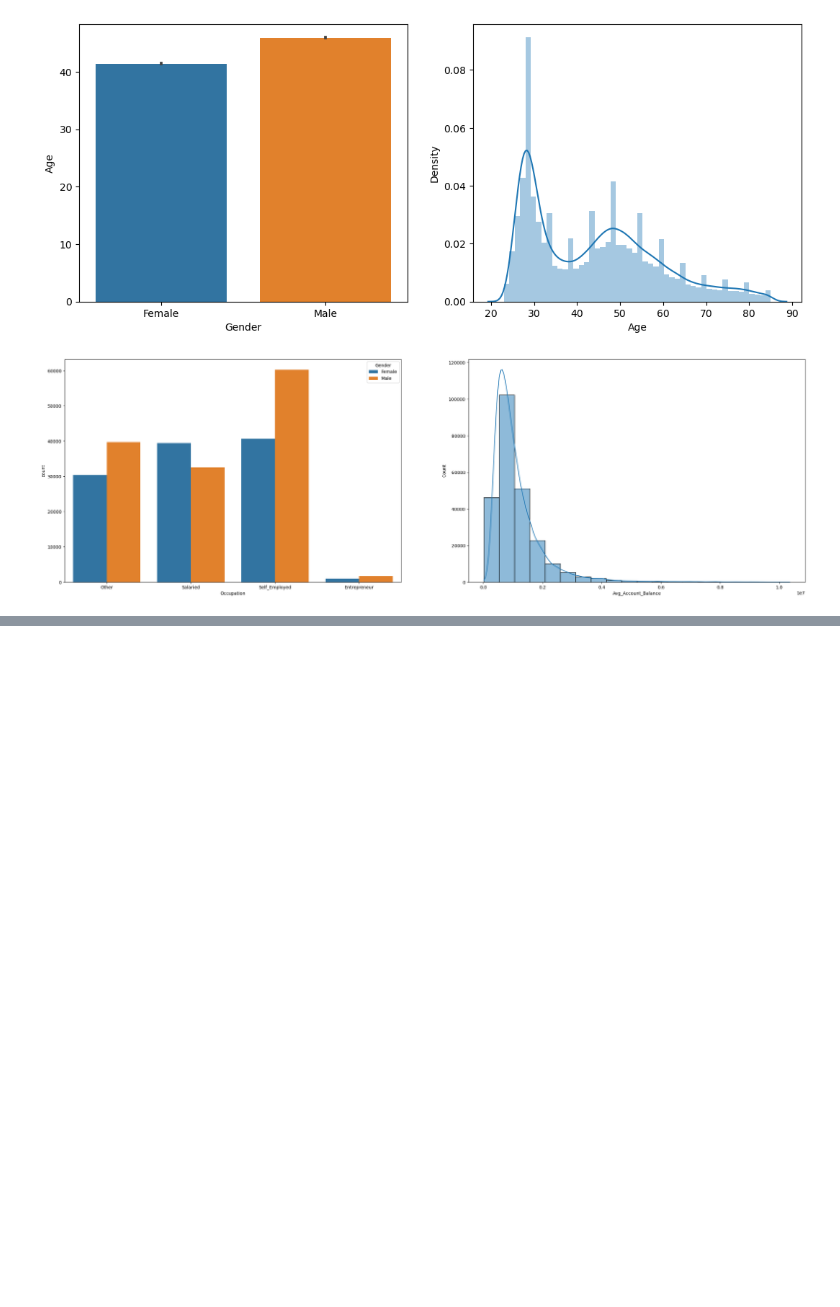
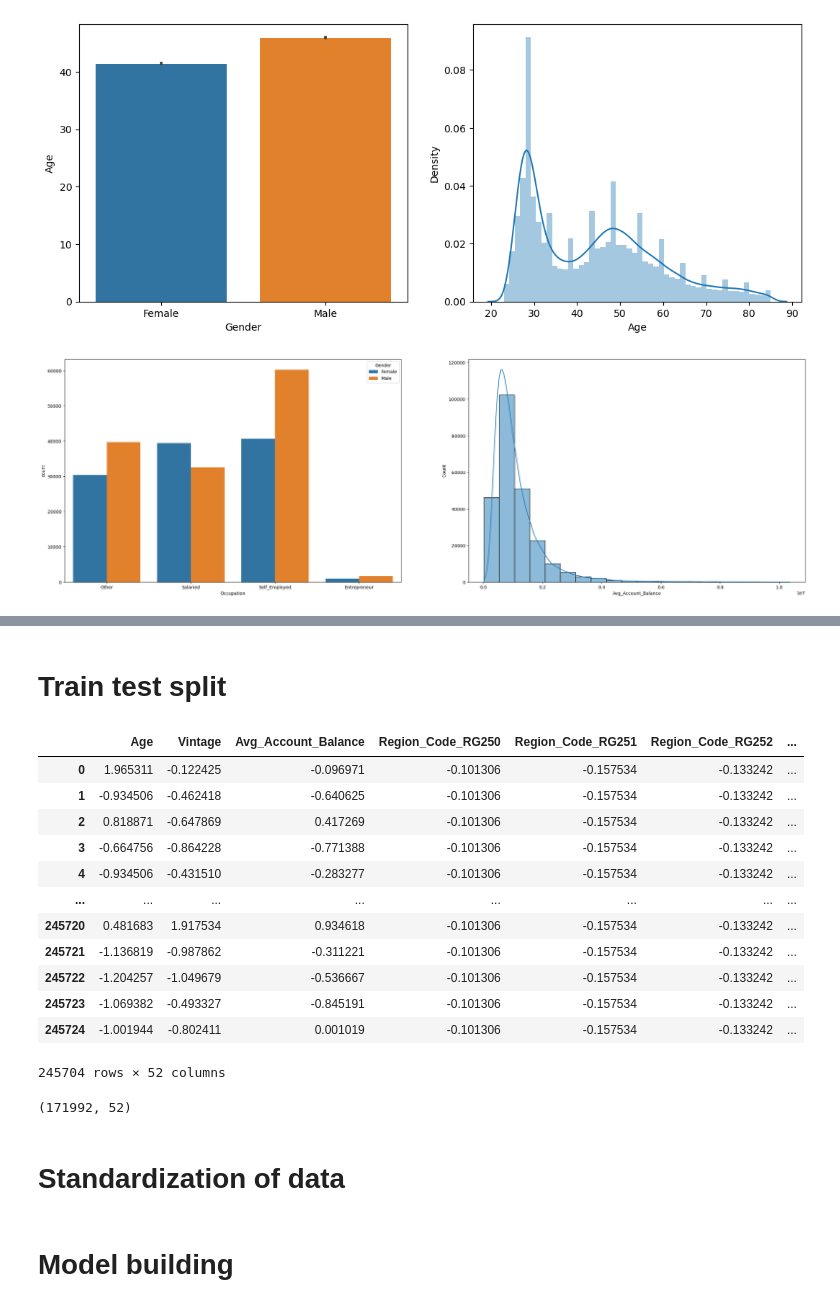
Before and after one commit to praju-1/Data_science_projects, a Jupyter notebook: Credit_card_lead_prediction/Credit_card_lead.ipynb, the cells around one changed output, grey strips where cells are left out. Saved outputs shown, nothing was run; the diff lists cells and outputs as text; code cells hidden in the pictures; blank space fills up the shorter version.

```diff
--- a/Credit_card_lead_prediction/Credit_card_lead.ipynb
+++ b/Credit_card_lead_prediction/Credit_card_lead.ipynb
@@ -386,0 +389,21 @@ plt.show()
+# %% [markdown]
+# Train test split
+# %%
+x=df.drop(columns=["Is_Lead"])
+y=df["Is_Lead"]
+x=zscore(x)
+x
+# %% [output]
+|  | Age | Vintage | Avg_Account_Balance | Region_Code_RG250 | Region_Code_RG251 | Region_Code_RG252 | ... |
+| 0 | 1.965311 | -0.122425 | -0.096971 | -0.101306 | -0.157534 | -0.133242 | ... |
+| 1 | -0.934506 | -0.462418 | -0.640625 | -0.101306 | -0.157534 | -0.133242 | ... |
+| 2 | 0.818871 | -0.647869 | 0.417269 | -0.101306 | -0.157534 | -0.133242 | ... |
+| 3 | -0.664756 | -0.864228 | -0.771388 | -0.101306 | -0.157534 | -0.133242 | ... |
+| 4 | -0.934506 | -0.431510 | -0.283277 | -0.101306 | -0.157534 | -0.133242 | ... |
+| ... | ... | ... | ... | ... | ... | ... | ... |
+| 245720 | 0.481683 | 1.917534 | 0.934618 | -0.101306 | -0.157534 | -0.133242 | ... |
+| 245721 | -1.136819 | -0.987862 | -0.311221 | -0.101306 | -0.157534 | -0.133242 | ... |
+| 245722 | -1.204257 | -1.049679 | -0.536667 | -0.101306 | -0.157534 | -0.133242 | ... |
+| 245723 | -1.069382 | -0.493327 | -0.845191 | -0.101306 | -0.157534 | -0.133242 | ... |
+| 245724 | -1.001944 | -0.802411 | 0.001019 | -0.101306 | -0.157534 | -0.133242 | ... |
+245704 rows × 52 columns
@@ -386,0 +412,6 @@ plt.show()
+# %%
+x_train.shape
+# %% [output]
+(171992, 52)
+# %% [markdown]
+# Standardization of data
@@ -386,0 +422,2 @@ plt.show()
+# %% [markdown]
+# Model building
```
Also changed, not shown: parts of 111 cells of this notebook.
